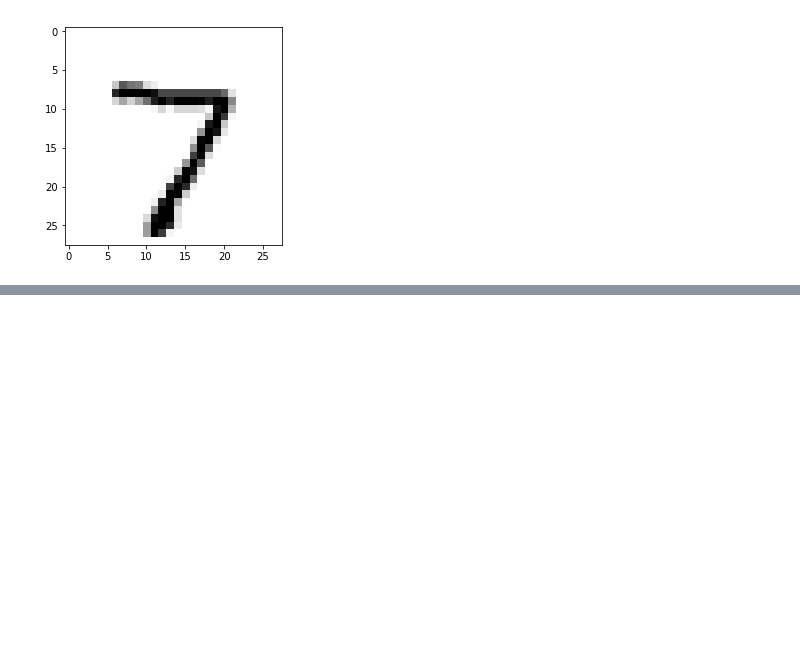
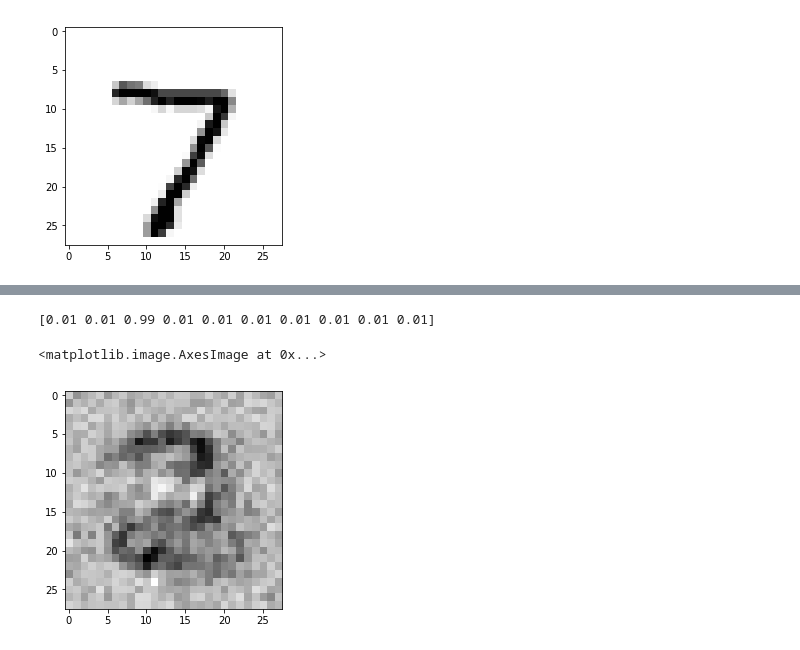
Before and after one commit to prahul/DEEPLEARNSTANFORD, a Jupyter notebook: MinsetExample.ipynb, the cells around one changed output, grey strips where cells are left out. Cells and saved outputs as stored; diff of their text form; code cells hidden in the pictures; blank space fills up the shorter version.

```diff
--- a/MinsetExample.ipynb
+++ b/MinsetExample.ipynb
@@ -268,0 +381,20 @@ performance =  0.7
+# %%
+# run the network backwards, given a label, see what image it produces
+
+# label to test
+label = 2
+# create the output signals for this label
+targets = numpy.zeros(output_nodes) + 0.01
+# all_values[0] is the target label for this record
+targets[label] = 0.99
+print(targets)
+
+# get image data
+image_data = n.backquery(targets)
+
+# plot image data
+matplotlib.pyplot.imshow(image_data.reshape(28,28), cmap='Greys', interpolation='None')
+# %% [output]
+[0.01 0.01 0.99 0.01 0.01 0.01 0.01 0.01 0.01 0.01]
+<matplotlib.image.AxesImage at 0x...>
+[figure, added]
```
Also changed, not shown: parts of 16 cells of this notebook.
